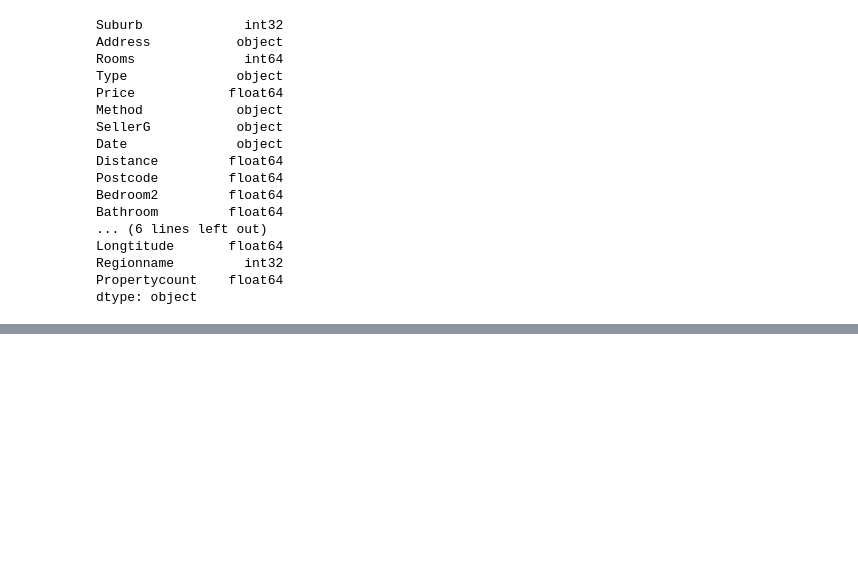
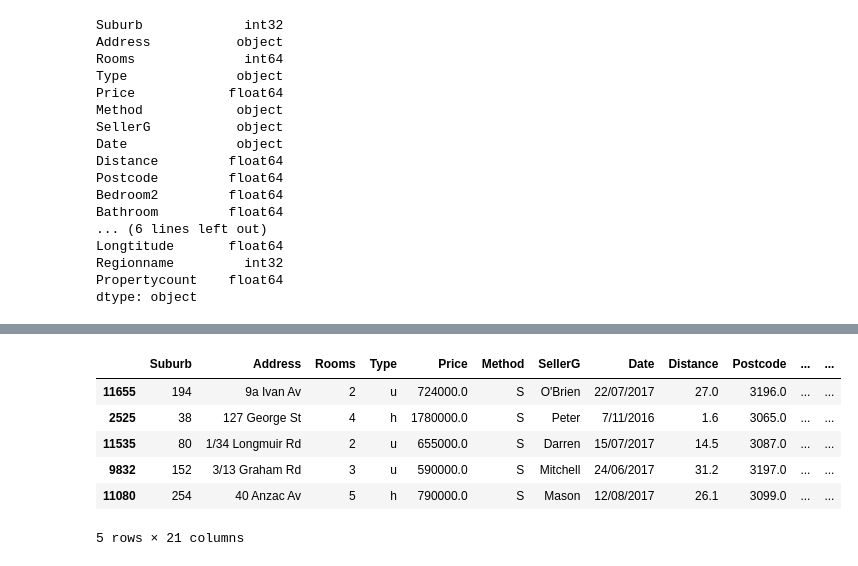
Before and after one commit to BondaiKa/univer_work, a Jupyter notebook: neural_network/lab_2/Safiullin_Lab_2_MLP.ipynb, the cells around one changed output, grey strips where cells are left out. Drawn from its saved outputs; the diff is of its cells as text; code cells hidden in the pictures; blank space fills up the shorter version.

```diff
--- a/neural_network/lab_2/Safiullin_Lab_2_MLP.ipynb
+++ b/neural_network/lab_2/Safiullin_Lab_2_MLP.ipynb
@@ -200,3 +209,14 @@ array(['h', 't', 'u'], dtype=object)
+# %%
+melbourne_data=melbourne_data.fillna(-1)
+melbourne_data.head()
+# %% [output]
+|  | Suburb | Address | Rooms | Type | Price | Method | SellerG | Date | Distance | Postcode | ... | ... |
+| 11655 | 194 | 9a Ivan Av | 2 | u | 724000.0 | S | O'Brien | 22/07/2017 | 27.0 | 3196.0 | ... | ... |
+| 2525 | 38 | 127 George St | 4 | h | 1780000.0 | S | Peter | 7/11/2016 | 1.6 | 3065.0 | ... | ... |
+| 11535 | 80 | 1/34 Longmuir Rd | 2 | u | 655000.0 | S | Darren | 15/07/2017 | 14.5 | 3087.0 | ... | ... |
+| 9832 | 152 | 3/13 Graham Rd | 3 | u | 590000.0 | S | Mitchell | 24/06/2017 | 31.2 | 3197.0 | ... | ... |
+| 11080 | 254 | 40 Anzac Av | 5 | h | 790000.0 | S | Mason | 12/08/2017 | 26.1 | 3099.0 | ... | ... |
+5 rows × 21 columns
 # %%
 type_col = melbourne_data["Type"].map({'h':0,'t':1,'u':2})
 # %%
```
Also changed, not shown: parts of 19 cells of this notebook, 23 other files.
